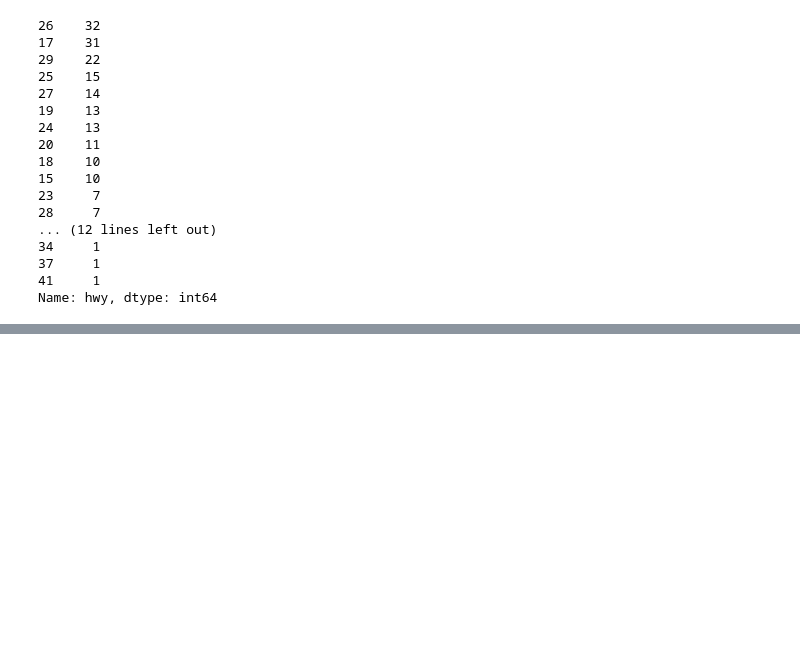
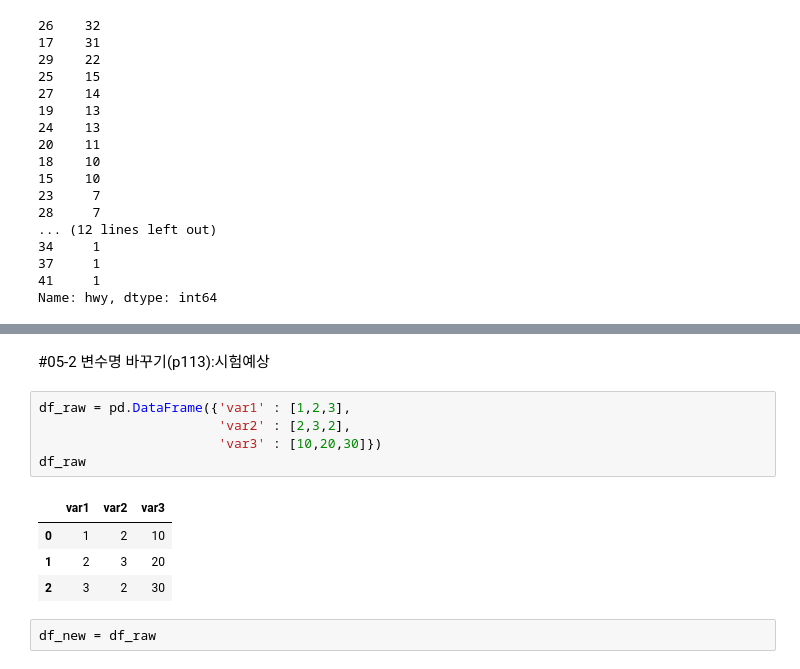
Before and after one commit to jw13k/2024-1-my-BDA, a Jupyter notebook: inclass/03w_0322_fri_ch05_dataframe_medium.ipynb, the cells around one changed output, grey strips where cells are left out. Saved outputs shown, nothing was run; the diff lists cells and outputs as text; blank space fills up the shorter version.

```diff
--- a/inclass/03w_0322_fri_ch05_dataframe_medium.ipynb
+++ b/inclass/03w_0322_fri_ch05_dataframe_medium.ipynb
@@ -299,0 +397,14 @@ Name: hwy, dtype: int64
+# %% [markdown]
+#05-2 변수명 바꾸기(p113):시험예상
+# %%
+df_raw = pd.DataFrame({'var1' : [1,2,3],
+                       'var2' : [2,3,2],
+                       'var3' : [10,20,30]})
+df_raw
+# %% [output]
+|  | var1 | var2 | var3 |
+| 0 | 1 | 2 | 10 |
+| 1 | 2 | 3 | 20 |
+| 2 | 3 | 2 | 30 |
+# %%
+df_new = df_raw
```
Also changed, not shown: parts of 22 cells of this notebook.
